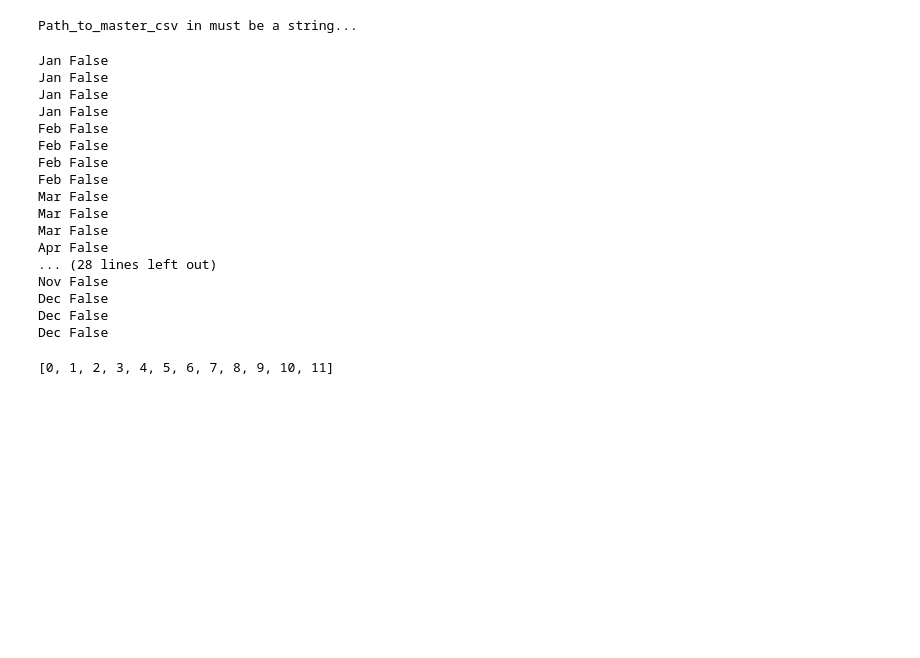
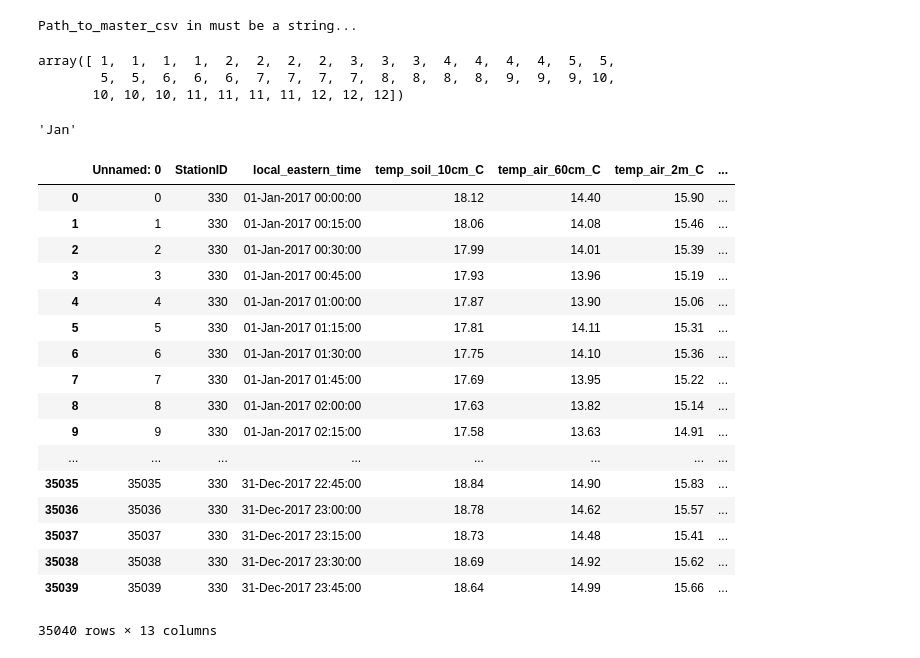
Before and after one commit to Hammania689/ann, a Jupyter notebook: project_1.ipynb, the cells around one changed output. Drawn from its saved outputs; the diff is of its cells as text; code cells hidden in the pictures; blank space fills up the shorter version.

```diff
--- a/project_1.ipynb
+++ b/project_1.ipynb
@@ -69,45 +69,63 @@ Path_to_master_csv in must be a string...
 def one_hot_encode_months():
     pass
 # %%
+# Grab csv data
+# Grab local_eastern_time column
 test = pd.read_csv("2017-330.csv")
-test.local_eastern_time[0][3:6] # give value I looking for
-times = test.local_eastern_time.values
-months = np.array([],dtype=str)
+station_record_time = test.local_eastern_time
+
+# Empty numpy arrays to be filled
+month_names = np.array([],dtype=str)
+month_index = np.array([],dtype=int)
+
+# Dictionary to map string value to month index
+month_dict = {'Jan': 1 , 'Feb': 2, 'Mar': 3, 'Apr': 4, 'May': 5, 'Jun': 6, 'Jul': 7, 'Aug': 8, 'Sep': 9, 'Oct': 10, 'Nov': 11, 'Dec': 12}
 
 # If there is no Month Column
 # Iterate through file only once ever (add column to avoid redoing the same computation)
-# Map Months to One-Hot encoded integers
 
 # Preform lookup and monthly stats
 
+
+# Map each record to a month index and populate arrays
 for i in range(0, len(test), 800):
-    cur_month = times[i][3:6]
-    months= np.append(months, cur_month)
+    cur_month = station_record_time[i][3:6]
+    month_names = np.append(month_names, cur_month)
+    month_index = np.append(month_index, month_dict[cur_month])
 
-    print(cur_month, ('Jan' in month))
+        month_index
 # %% [output]
-Jan False
-Jan False
-Jan False
-Jan False
-Feb False
-Feb False
-Feb False
-Feb False
-Mar False
-Mar False
-Mar False
-Apr False
-... (28 lines left out)
-Nov False
-Dec False
-Dec False
-Dec False
+array([ 1,  1,  1,  1,  2,  2,  2,  2,  3,  3,  3,  4,  4,  4,  4,  5,  5,
+        5,  5,  6,  6,  6,  7,  7,  7,  7,  8,  8,  8,  8,  9,  9,  9, 10,
+       10, 10, 10, 11, 11, 11, 11, 12, 12, 12])
+# %%
+time = test.local_eastern_time
+time[0][3:6]
+# %% [output]
+'Jan'
 # %%
-months
-uni_index = np.unique(months,return_index=True)[1]
-uni = [months[index] for index in sorted(uni_index)]
-x = [i for i in range(len(uni))]
-print(x)
+uni_index = np.unique(month_names,return_index=True)[1]
+# uni = [month_names[index] for index in sorted(uni_index)]
+# x = [i for i in range(len(uni))]
+# print(x)
+
+# print([uni[i] for i in range(len(names))])
 # %% [output]
+|  | Unnamed: 0 | StationID | local_eastern_time | temp_soil_10cm_C | temp_air_60cm_C | temp_air_2m_C | ... |
+| 0 | 0 | 330 | 01-Jan-2017 00:00:00 | 18.12 | 14.40 | 15.90 | ... |
+| 1 | 1 | 330 | 01-Jan-2017 00:15:00 | 18.06 | 14.08 | 15.46 | ... |
+| 2 | 2 | 330 | 01-Jan-2017 00:30:00 | 17.99 | 14.01 | 15.39 | ... |
+| 3 | 3 | 330 | 01-Jan-2017 00:45:00 | 17.93 | 13.96 | 15.19 | ... |
+| 4 | 4 | 330 | 01-Jan-2017 01:00:00 | 17.87 | 13.90 | 15.06 | ... |
+| 5 | 5 | 330 | 01-Jan-2017 01:15:00 | 17.81 | 14.11 | 15.31 | ... |
+| 6 | 6 | 330 | 01-Jan-2017 01:30:00 | 17.75 | 14.10 | 15.36 | ... |
+| 7 | 7 | 330 | 01-Jan-2017 01:45:00 | 17.69 | 13.95 | 15.22 | ... |
+| 8 | 8 | 330 | 01-Jan-2017 02:00:00 | 17.63 | 13.82 | 15.14 | ... |
+| 9 | 9 | 330 | 01-Jan-2017 02:15:00 | 17.58 | 13.63 | 14.91 | ... |
+| ... | ... | ... | ... | ... | ... | ... | ... |
+| 35035 | 35035 | 330 | 31-Dec-2017 22:45:00 | 18.84 | 14.90 | 15.83 | ... |
+| 35036 | 35036 | 330 | 31-Dec-2017 23:00:00 | 18.78 | 14.62 | 15.57 | ... |
+| 35037 | 35037 | 330 | 31-Dec-2017 23:15:00 | 18.73 | 14.48 | 15.41 | ... |
+| 35038 | 35038 | 330 | 31-Dec-2017 23:30:00 | 18.69 | 14.92 | 15.62 | ... |
+| 35039 | 35039 | 330 | 31-Dec-2017 23:45:00 | 18.64 | 14.99 | 15.66 | ... |
-[0, 1, 2, 3, 4, 5, 6, 7, 8, 9, 10, 11]
+35040 rows × 13 columns
```
Also changed, not shown: parts of 4 cells of this notebook.
